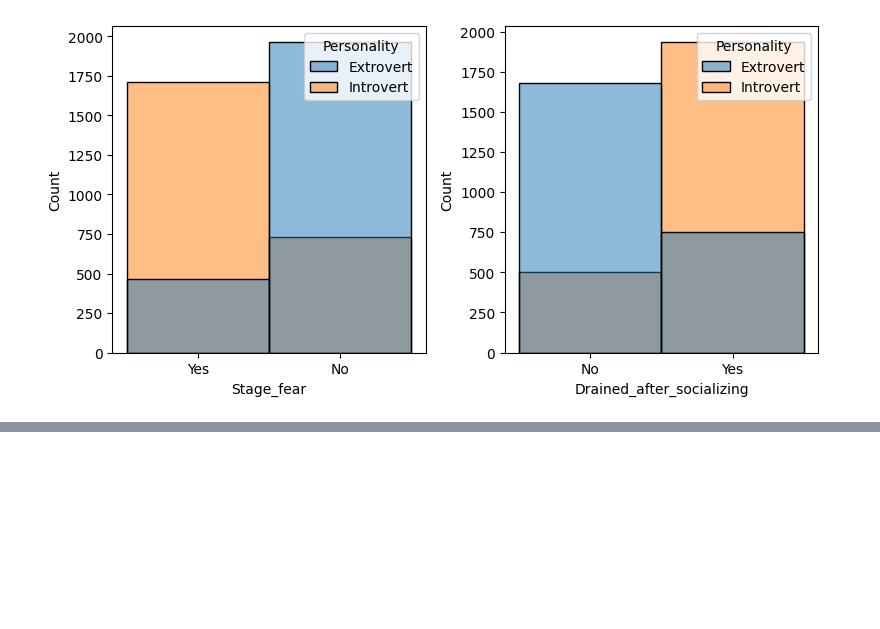
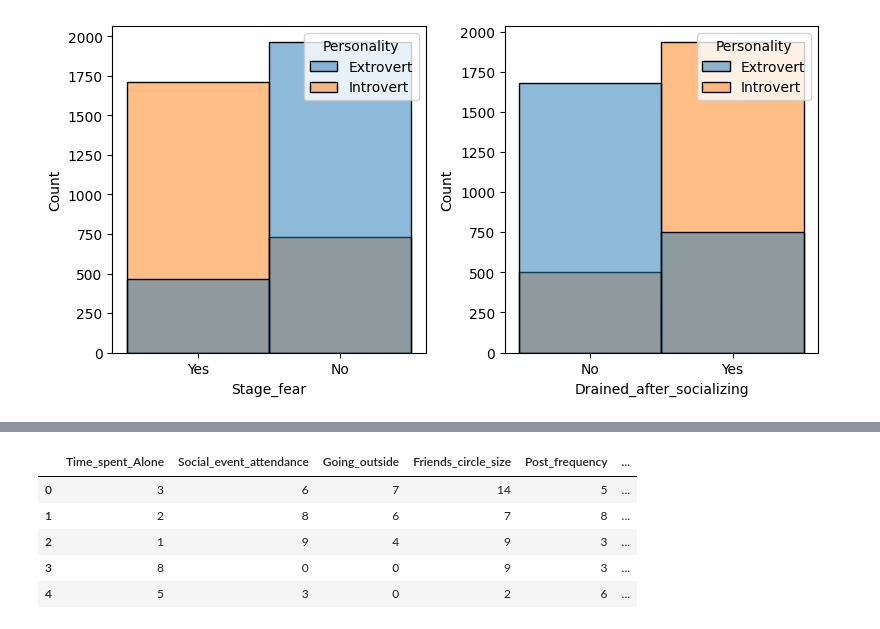
Before and after one commit to rizz045/Predicting-Personality-Traits-Using-Social-Behavior-Patterns, a Jupyter notebook: Personality_Prediction_Using_ML.ipynb, the cells around one changed output, grey strips where cells are left out. Cells and saved outputs as stored; diff of their text form; code cells hidden in the pictures; blank space fills up the shorter version.

```diff
--- a/Personality_Prediction_Using_ML.ipynb
+++ b/Personality_Prediction_Using_ML.ipynb
@@ -150,0 +157,17 @@ plt.show()
+# %%
+# Let's fix these coulumns and make them machine feedable
+from sklearn.preprocessing import OneHotEncoder
+
+encoder = OneHotEncoder(sparse_output=False)
+encoded_cols = encoder.fit_transform(df[['Drained_after_socializing', 'Stage_fear']])
+encoded_features_names = encoder.get_feature_names_out()
+df[encoded_features_names] = encoded_cols
+df.drop(columns=['Drained_after_socializing', 'Stage_fear'], axis=1, inplace=True)
+df.head()
+# %% [output]
+|  | Time_spent_Alone | Social_event_attendance | Going_outside | Friends_circle_size | Post_frequency | ... |
+| 0 | 3 | 6 | 7 | 14 | 5 | ... |
+| 1 | 2 | 8 | 6 | 7 | 8 | ... |
+| 2 | 1 | 9 | 4 | 9 | 3 | ... |
+| 3 | 8 | 0 | 0 | 9 | 3 | ... |
+| 4 | 5 | 3 | 0 | 2 | 6 | ... |
```
Also changed, not shown: parts of 7 cells of this notebook.
